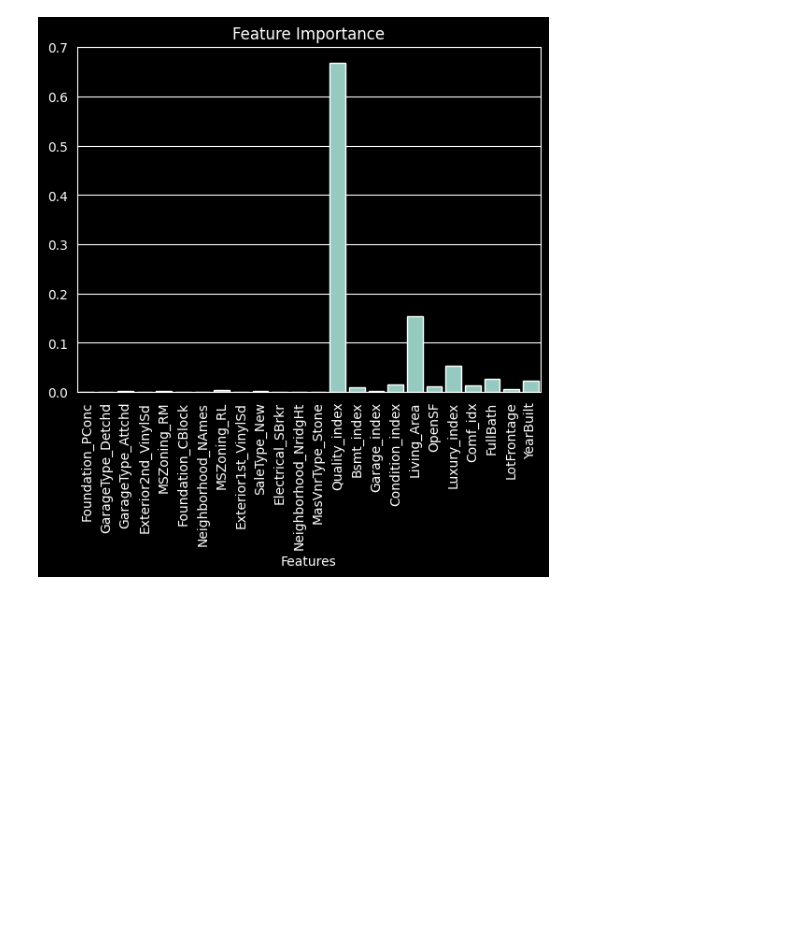
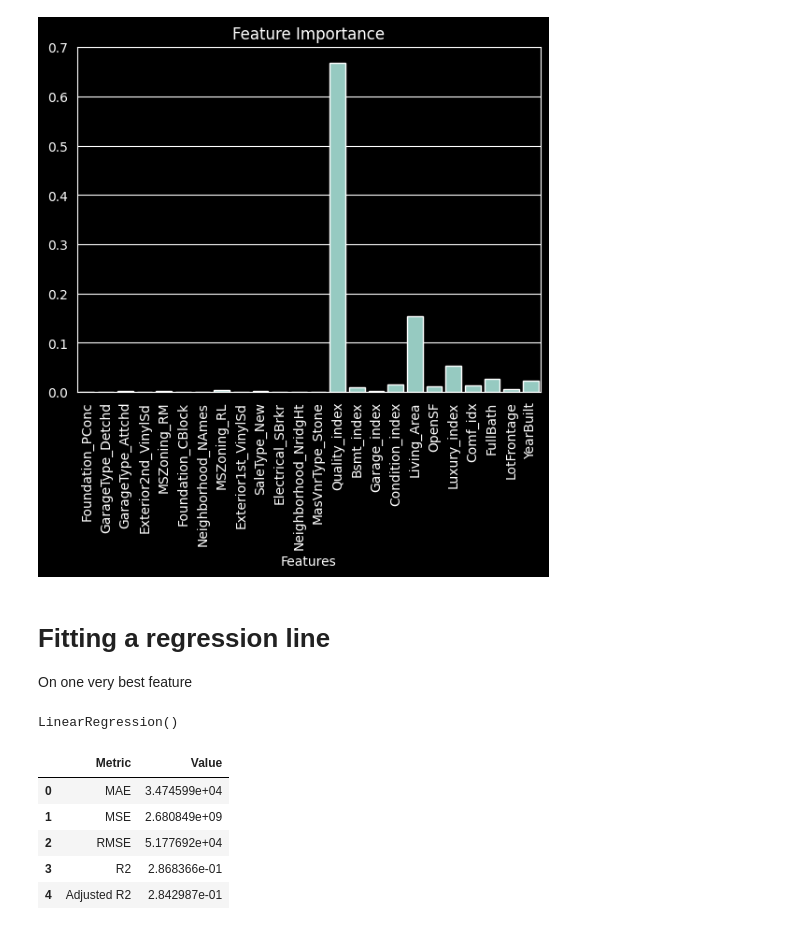
Before and after one commit to xXKeNdAmAmAsTeRXx/House_Prices_project, a Jupyter notebook: 5_Classic_Machine_Learning.ipynb, the cells around one changed output. Saved outputs shown, nothing was run; the diff lists cells and outputs as text; code cells hidden in the pictures; blank space fills up the shorter version.

```diff
--- a/5_Classic_Machine_Learning.ipynb
+++ b/5_Classic_Machine_Learning.ipynb
@@ -317,3 +317,26 @@ plt.xticks(rotation=90)
 plt.show()
 # %% [output]
 [figure]
+# %% [markdown]
+# Fitting a regression line
+On one very best feature
+# %%
+X = train_x[['Quality_index']]
+y = train_y
+
+linear_model = LinearRegression()
+
+linear_model.fit(X, y)
+# %% [output]
+LinearRegression()
+# %%
+preds = linear_model.predict(test_x[['Quality_index']])
+
+metric(test_y, preds, test_x[['Quality_index']].shape)
+# %% [output]
+|  | Metric | Value |
+| 0 | MAE | 3.474599e+04 |
+| 1 | MSE | 2.680849e+09 |
+| 2 | RMSE | 5.177692e+04 |
+| 3 | R2 | 2.868366e-01 |
+| 4 | Adjusted R2 | 2.842987e-01 |
```
Also changed, not shown: parts of 1 cell of this notebook.
